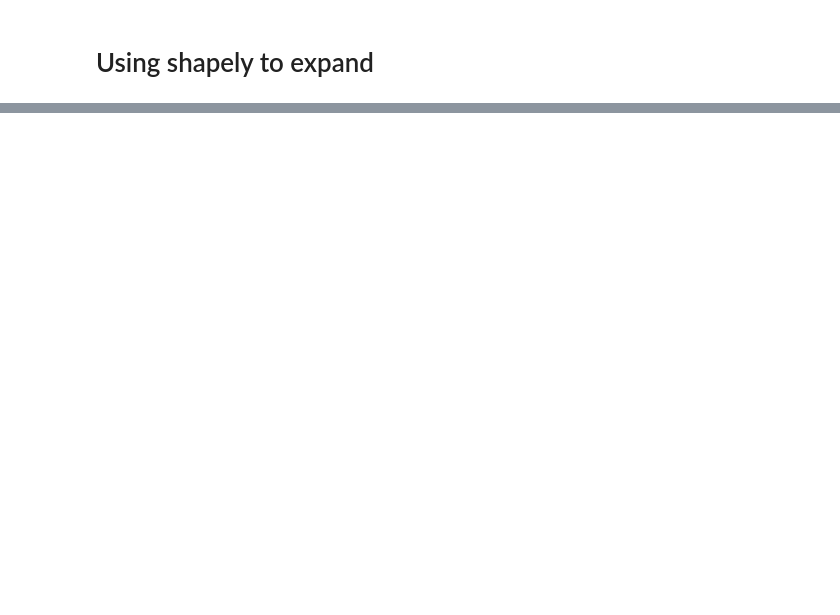
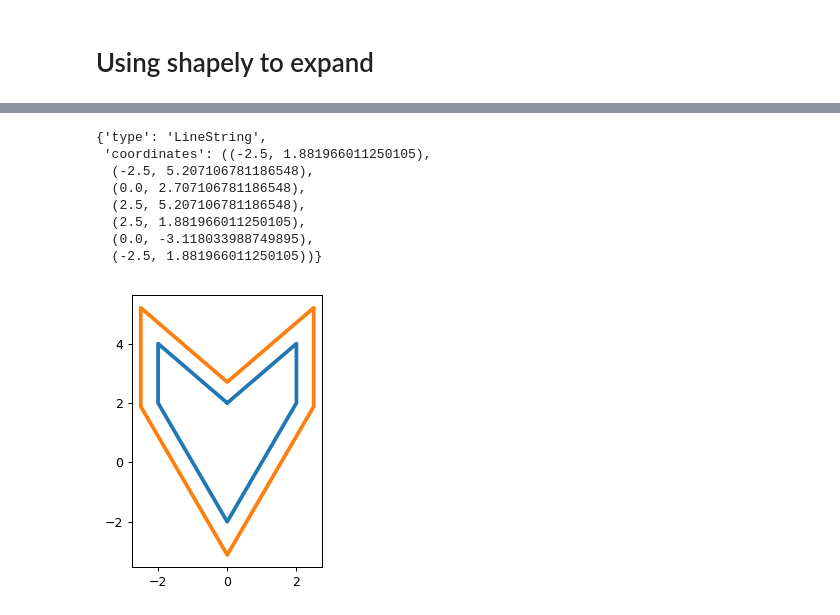
Before and after one commit to zudevon/Player_predictions, a Jupyter notebook: playground_zones_denver.ipynb, the cells around one changed output, grey strips where cells are left out. Drawn from its saved outputs; the diff is of its cells as text; code cells hidden in the pictures; blank space fills up the shorter version.

```diff
--- a/playground_zones_denver.ipynb
+++ b/playground_zones_denver.ipynb
@@ -129,0 +159,21 @@ set_limits(ax, ax_range, ay_range)
+# %%
+fig = pyplot.figure(1, dpi=90)
+ax = fig.add_subplot(122)
+ring = LineString ([(0,2),(2,4),(2,2),(0,-2),(-2,2),(-2,4),(0,2)])
+
+plot_line(ax, ring)
+
+offset = ring.parallel_offset(0.5, 'left', join_style=2, mitre_limit=10.0)
+plot_line(ax,offset)
+
+mapping(offset)
+# %% [output]
+{'type': 'LineString',
+ 'coordinates': ((-2.5, 1.881966011250105),
+  (-2.5, 5.207106781186548),
+  (0.0, 2.707106781186548),
+  (2.5, 5.207106781186548),
+  (2.5, 1.881966011250105),
+  (0.0, -3.118033988749895),
+  (-2.5, 1.881966011250105))}
+[figure, added]
```
Also changed, not shown: parts of 6 cells of this notebook.
